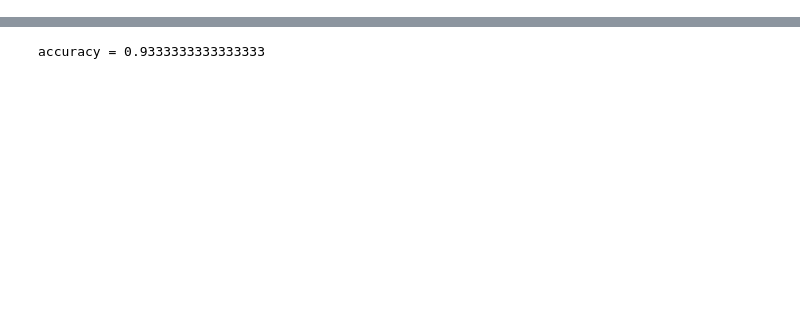
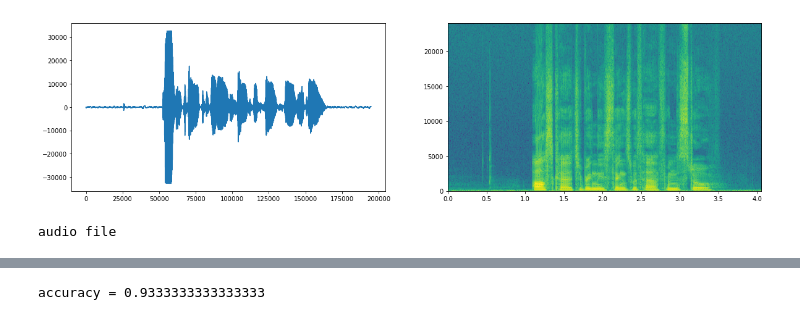
Before and after one commit to mgelsm/accent_classification, a Jupyter notebook: accent_classification.ipynb, the cells around one changed output, grey strips where cells are left out. Drawn from its saved outputs; the diff is of its cells as text; code cells hidden in the pictures; blank space fills up the shorter version.

```diff
--- a/accent_classification.ipynb
+++ b/accent_classification.ipynb
@@ -104,0 +80,14 @@ def silence_remover(sig, fs, threshold):
+# %%
+filename = './p225/wav/p225_002.wav'
+f_s, sig = wav.read(filename)
+plt.figure(figsize=(20,5))
+plt.subplot(121)
+plt.plot(sig)
+plt.subplot(122)
+plt.specgram(sig, NFFT=512, Fs=f_s)
+plt.show()
+print('audio file')
+display(Audio(data=sig, rate=f_s))
+# %% [output]
+[figure, added]
+audio file
```
Also changed, not shown: parts of 14 cells of this notebook.
